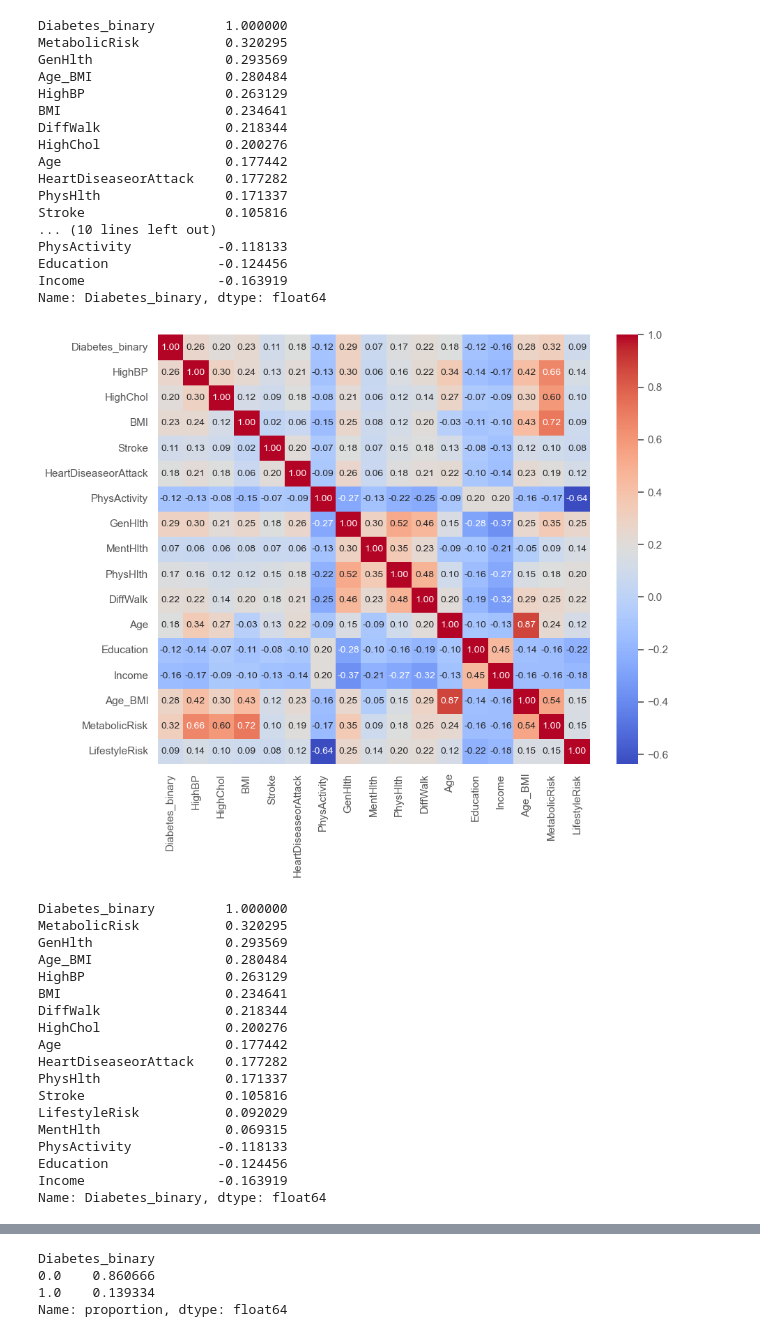
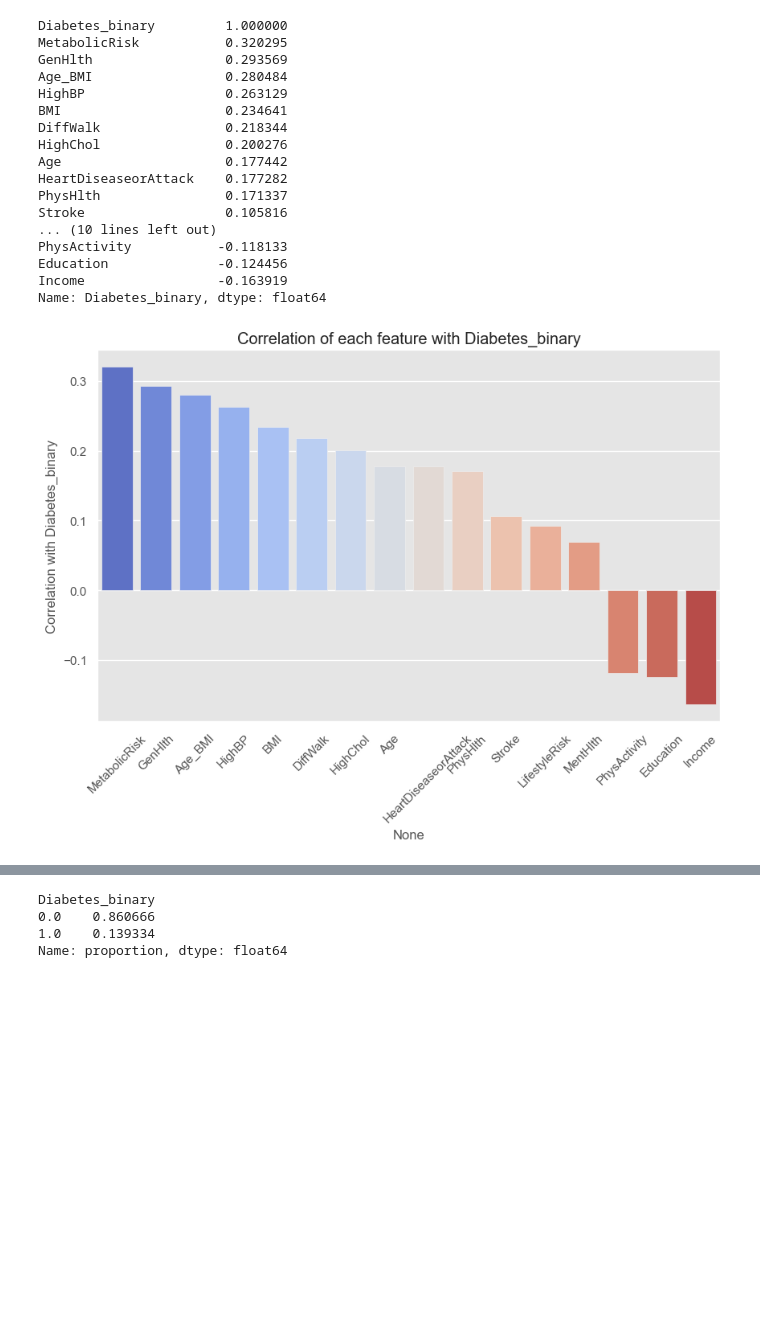
Before and after one commit to hungdata/Explainable-Machine-Learning-for-Diabetes-Risk-Stratification-in-Population-Health, a Jupyter notebook: project_diagnosis_diabetes.ipynb, the cells around one changed output, grey strips where cells are left out. Cells and saved outputs as stored; diff of their text form; code cells hidden in the pictures; blank space fills up the shorter version.

```diff
--- a/project_diagnosis_diabetes.ipynb
+++ b/project_diagnosis_diabetes.ipynb
@@ -418,37 +457,20 @@ PhysActivity           -0.118133
 Education              -0.124456
 Income                 -0.163919
 Name: Diabetes_binary, dtype: float64
-# %%
-# Danh sách các cột features drop
-cols_to_drop = ['NoDocbcCost', 'AnyHealthcare', 'Fruits', 'Veggies',
-                'HvyAlcoholConsump', "Sex", 'BMI_category', 'NewBMI', "CholCheck", "Smoker"]
-corr_matrix = data_visualize.drop(columns=cols_to_drop).corr()
-data_visualize.drop(columns=cols_to_drop, inplace = True)
-import seaborn as sns
-import matplotlib.pyplot as plt
-
-plt.figure(figsize=(10, 8))
-sns.heatmap(corr_matrix, annot=True, cmap='coolwarm', fmt=".2f")
-plt.show()
-data_visualize.corr(numeric_only = True)["Diabetes_binary"].sort_values(ascending = False)
-# %% [output]
-[figure, removed]
-Diabetes_binary         1.000000
-MetabolicRisk           0.320295
-GenHlth                 0.293569
-Age_BMI                 0.280484
-HighBP                  0.263129
-BMI                     0.234641
-DiffWalk                0.218344
-HighChol                0.200276
-Age                     0.177442
-HeartDiseaseorAttack    0.177282
-PhysHlth                0.171337
-Stroke                  0.105816
-LifestyleRisk           0.092029
-MentHlth                0.069315
-PhysActivity           -0.118133
-Education              -0.124456
-Income                 -0.163919
-Name: Diabetes_binary, dtype: float64
+# %%
+import matplotlib.pyplot as plt
+import seaborn as sns
+
+# Lấy correlation với target
+target_corr = corr_matrix["Diabetes_binary"].sort_values(ascending=False)
+
+# Vẽ bar chart
+plt.figure(figsize=(10,6))
+sns.barplot(x=target_corr.index[1:], y=target_corr.values[1:], palette="coolwarm")
+plt.xticks(rotation=45)
+plt.ylabel("Correlation with Diabetes_binary")
+plt.title("Correlation of each feature with Diabetes_binary")
+plt.show()
+# %% [output]
+[figure, added]
 # %% [markdown]
```
Also changed, not shown: parts of 74 cells of this notebook, 1 other file.
